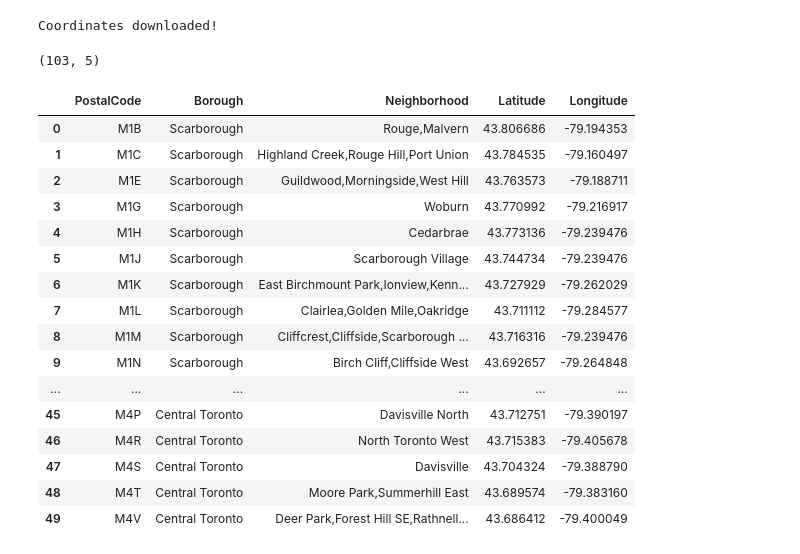
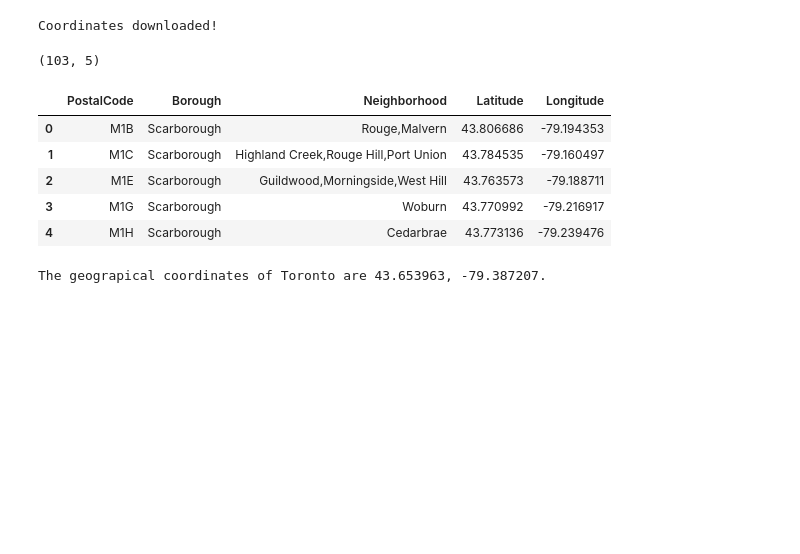
Before and after one commit to Lindsayljy/Coursera-Capstone, a Jupyter notebook: Segmenting and Clustering Neighborhood2.ipynb, the cells around one changed output. Saved outputs shown, nothing was run; the diff lists cells and outputs as text; code cells hidden in the pictures; blank space fills up the shorter version.

```diff
--- a/Segmenting and Clustering Neighborhood2.ipynb
+++ b/Segmenting and Clustering Neighborhood2.ipynb
@@ -93,29 +93,28 @@ Coordinates downloaded!
 # %%
 toronto_df_temp = toronto_df_cleaned.set_index('PostalCode')
 coors_temp = coors.set_index('Postal Code')
 toronto_df_coors = pd.concat([toronto_df_temp, coors_temp], axis=1, join='inner')
 
 toronto_df_coors.index.name = 'PostalCode'
 toronto_df_coors.reset_index(inplace=True)
 
 print(toronto_df_coors.shape)
-toronto_df_coors.head(50)
+toronto_df_coors.head()
 # %% [output]
 (103, 5)
 |  | PostalCode | Borough | Neighborhood | Latitude | Longitude |
 | 0 | M1B | Scarborough | Rouge,Malvern | 43.806686 | -79.194353 |
 | 1 | M1C | Scarborough | Highland Creek,Rouge Hill,Port Union | 43.784535 | -79.160497 |
 | 2 | M1E | Scarborough | Guildwood,Morningside,West Hill | 43.763573 | -79.188711 |
 | 3 | M1G | Scarborough | Woburn | 43.770992 | -79.216917 |
 | 4 | M1H | Scarborough | Cedarbrae | 43.773136 | -79.239476 |
-| 5 | M1J | Scarborough | Scarborough Village | 43.744734 | -79.239476 |
-| 6 | M1K | Scarborough | East Birchmount Park,Ionview,Kenn... | 43.727929 | -79.262029 |
-| 7 | M1L | Scarborough | Clairlea,Golden Mile,Oakridge | 43.711112 | -79.284577 |
-| 8 | M1M | Scarborough | Cliffcrest,Cliffside,Scarborough ... | 43.716316 | -79.239476 |
-| 9 | M1N | Scarborough | Birch Cliff,Cliffside West | 43.692657 | -79.264848 |
-| ... | ... | ... | ... | ... | ... |
-| 45 | M4P | Central Toronto | Davisville North | 43.712751 | -79.390197 |
-| 46 | M4R | Central Toronto | North Toronto West | 43.715383 | -79.405678 |
-| 47 | M4S | Central Toronto | Davisville | 43.704324 | -79.388790 |
-| 48 | M4T | Central Toronto | Moore Park,Summerhill East | 43.689574 | -79.383160 |
-| 49 | M4V | Central Toronto | Deer Park,Forest Hill SE,Rathnell... | 43.686412 | -79.400049 |
+# %%
+address = 'Toronto, Ontario'
+
+geolocator = Nominatim(user_agent="tl-toronto-neigh")
+location = geolocator.geocode(address)
+latitude = location.latitude
+longitude = location.longitude
+print('The geograpical coordinates of Toronto are {}, {}.'.format(latitude, longitude))
+# %% [output]
+The geograpical coordinates of Toronto are 43.653963, -79.387207.
```
Also changed, not shown: parts of 2 cells of this notebook.
